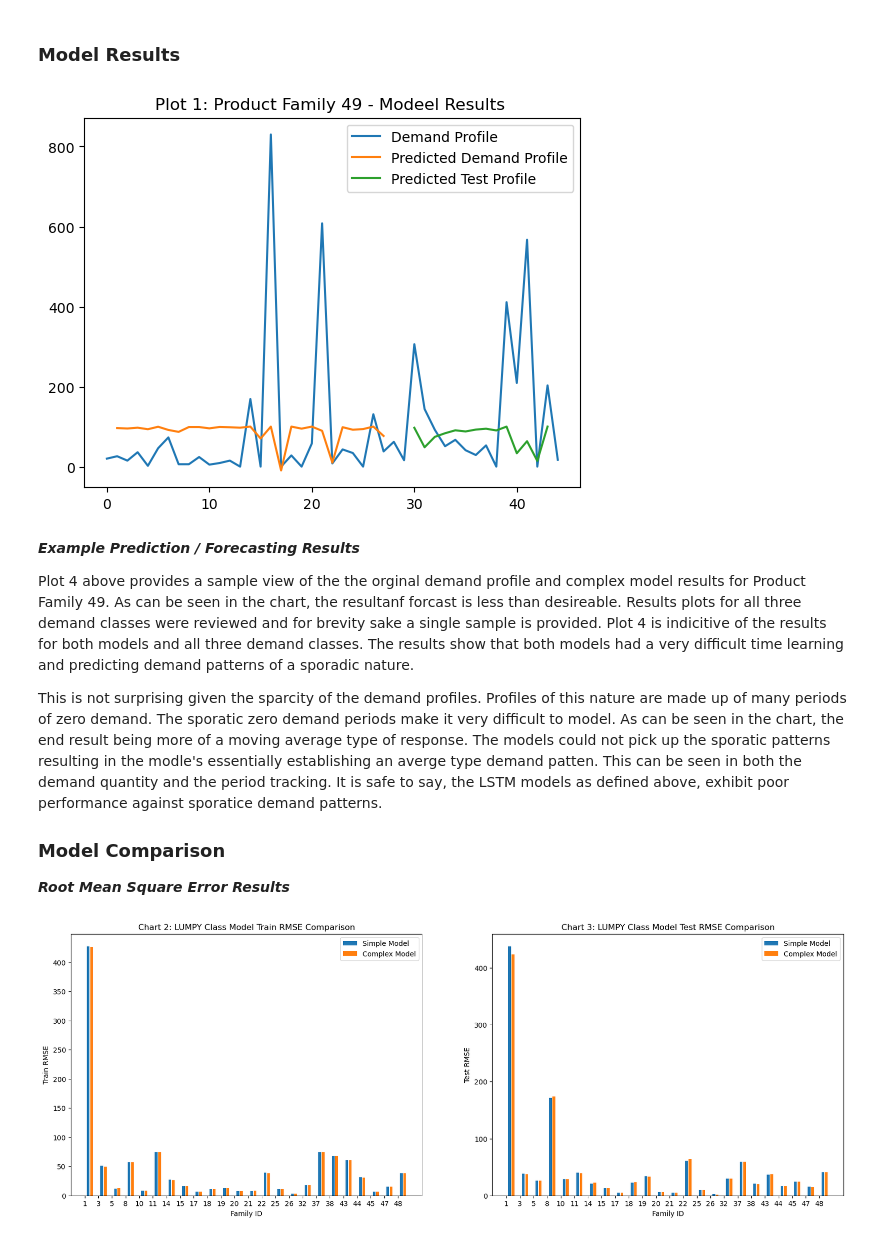
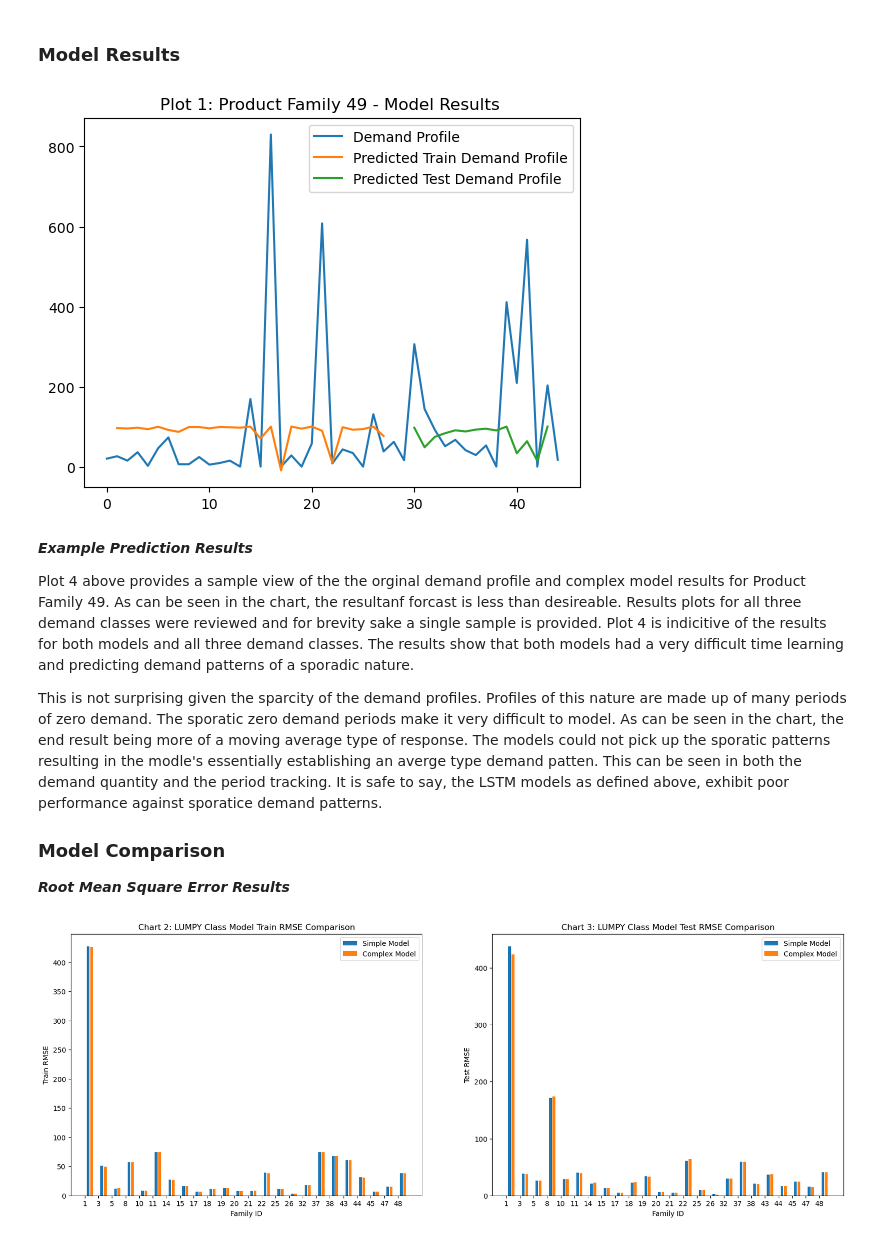
Before and after one commit to jmskeet/5511-Assignment-6, a Jupyter notebook: assignment6-final.ipynb, the cells around one changed output. Saved outputs shown, nothing was run; the diff lists cells and outputs as text; code cells hidden in the pictures.

```diff
--- a/assignment6-final.ipynb
+++ b/assignment6-final.ipynb
@@ -526,30 +494,30 @@ write_list_to_csv(intermittent_family, intermittent_train_rmse, intermittent_tes
 ### Model Results
 # %%
 #Plotting Functions
-
+#routine based on Bowleen example
 
 # shift train predictions for plotting
 trainPredictPlot = np.empty_like(scaled_demand_profile)
 trainPredictPlot[:, :] = np.nan
 trainPredictPlot[lag_periods:len(trainPredict)+lag_periods, :] = trainPredict
 # shift test predictions for plotting
 testPredictPlot = np.empty_like(scaled_demand_profile)
 testPredictPlot[:, :] = np.nan
 testPredictPlot[len(trainPredict)+(lag_periods*2)+1:len(scaled_demand_profile)-1, :] = testPredict
 # plot baseline and predictions
 
 scaler = MinMaxScaler()
 demand = scaler.fit_transform(demand_profile)
 plt.plot(scaler.inverse_transform(scaled_demand_profile), label = 'Demand Profile')
-plt.plot(trainPredictPlot, label = 'Predicted Demand Profile')
-plt.plot(testPredictPlot, label = 'Predicted Test Profile')
-plt.title('Plot 1: Product Family 49 - Modeel Results ')
+plt.plot(trainPredictPlot, label = 'Predicted Train Demand Profile')
+plt.plot(testPredictPlot, label = 'Predicted Test Demand Profile')
+plt.title('Plot 1: Product Family 49 - Model Results ')
 plt.legend(loc='upper right')
 plt.show()
 # %% [output]
-[figure, old version]
+[figure, new version]
 # %% [markdown]
-***Example Prediction / Forecasting Results***
+***Example Prediction Results***
 
 Plot 4 above provides a sample view of the the orginal demand profile and complex model results for Product Family 49.  As can be seen in the chart, the resultanf forcast is less than desireable.  Results plots for all three demand classes were reviewed and for brevity sake a single sample is provided.  Plot 4 is indicitive of the results for both models and all three demand classes.  The results show that both models had a very difficult time learning and predicting demand patterns of a sporadic nature.
 
```
Also changed, not shown: parts of 9 cells of this notebook, 1 other file.
